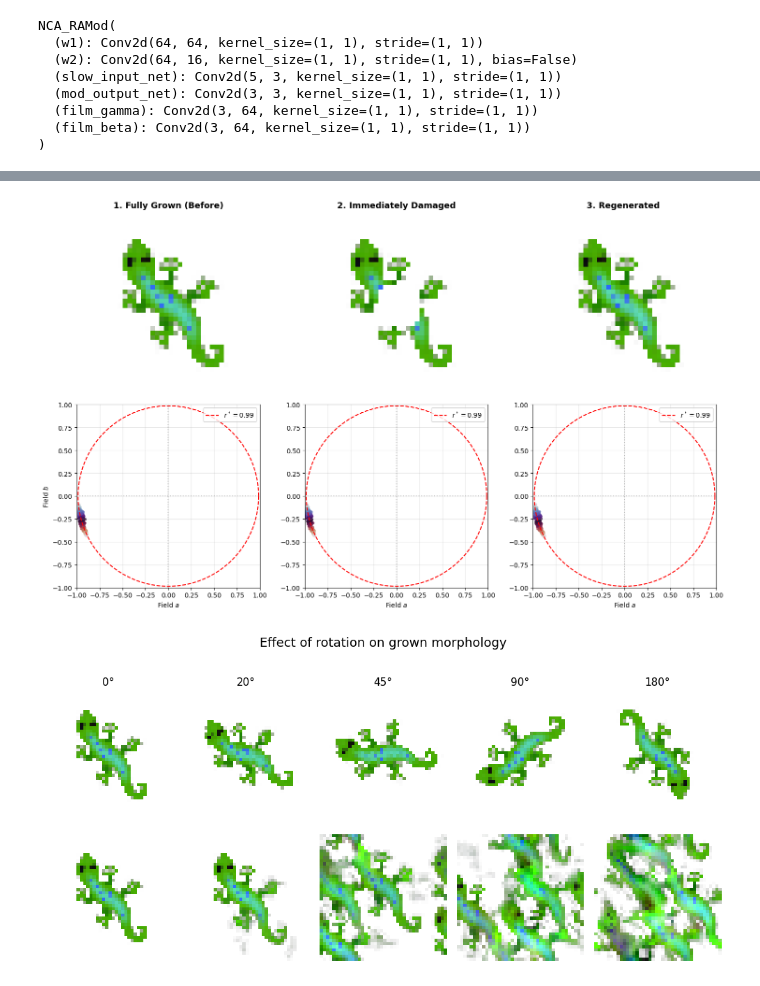
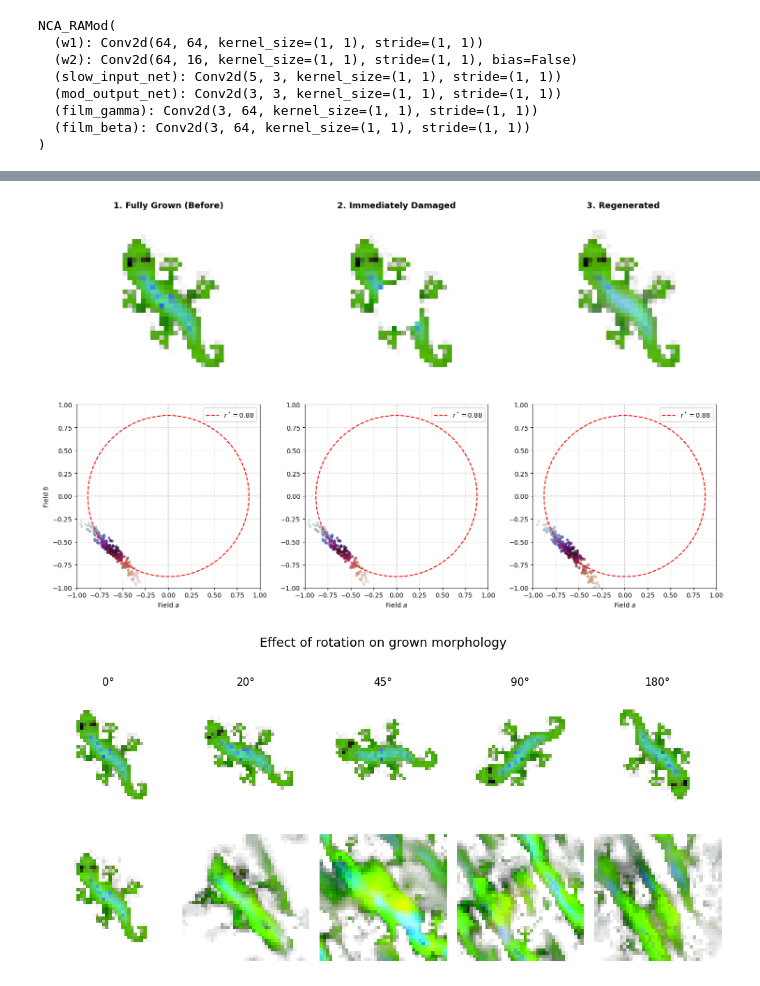
Before and after one commit to lshofsl/Thesis, a Jupyter notebook: NCA_w_RAmod.ipynb, the cells around one changed output, grey strips where cells are left out. Saved outputs shown, nothing was run; the diff lists cells and outputs as text; code cells hidden in the pictures.

```diff
--- a/NCA_w_RAmod.ipynb
+++ b/NCA_w_RAmod.ipynb
@@ -806,8 +791,7 @@ def get_living_ab(x, alpha_idx=3, a_idx=16, b_idx=17):
 
 # --- 1. SET UP DAMAGE EXPERIMENT ---
 # Assume `x_grown` is your fully grown batch at step 100 or 500 (Shape: [B, C, H, W])
-sample_idx = 0
-x_current = x[sample_idx:sample_idx+1].clone()
+x_current = x_test[sample_idx:sample_idx+1].clone()
 
 # A. Before Damage State
 x_before = x_current.clone()
@@ -859,7 +843,7 @@ for col, (title, state) in enumerate(stages):
 plt.tight_layout()
 plt.show()
 # %% [output]
-[figure, old version]
+[figure, new version]
 # %%
 
 import torchvision.transforms.v2.functional as TF
@@ -887,35 +871,35 @@ def visualize_rotation_effect(nca, x_grown, base, angles=[0, 20, 45, 90, 180],
         # 1. Rotate full state tensor
         x_rot = TF.rotate(x_grown.clone(), angle=angle)
 
         # 2. Show rotated RGBA immediately
         img_rot = x_rot[0, :4].permute(1, 2, 0).cpu().clamp(0, 1).numpy()
         axes[0, col].imshow(img_rot)
         axes[0, col].axis('off')
 
         # 3. Run rollout from rotated state
         losses = []
         x_cur = x_rot.clone()
         with torch.no_grad():
             for t in range(rollout_steps):
                 # Baseline NCA: only returns x (no phase/amplitude)
                 x_cur, amp, phase, _,_ = nca(x_cur)
                 live_mask = (base[:, 3:4] > 0.1).float()
                 loss = ((base - x_cur[:, :4])*live_mask).pow(2).mean().item()
                 losses.append(loss)
 
         # 4. Show final state
         img_final = x_cur[0, :4].permute(1, 2, 0).cpu().clamp(0, 1).numpy()
         axes[1, col].imshow(img_final)
         axes[1, col].axis('off')
 
 
     plt.tight_layout()
     plt.show()
 
 # Usage — x should be your fully grown state (1, CHANNELS, H, W)
-visualize_rotation_effect(nca, x, base, angles=[0, 20, 45, 90, 180])
+visualize_rotation_effect(nca, x_test, base, angles=[0, 20, 45, 90, 180])
 # %% [output]
-[figure, old version]
+[figure, new version]
 # %%
 del nca
 torch.cuda.empty_cache()
```
Also changed, not shown: parts of 8 cells of this notebook.
